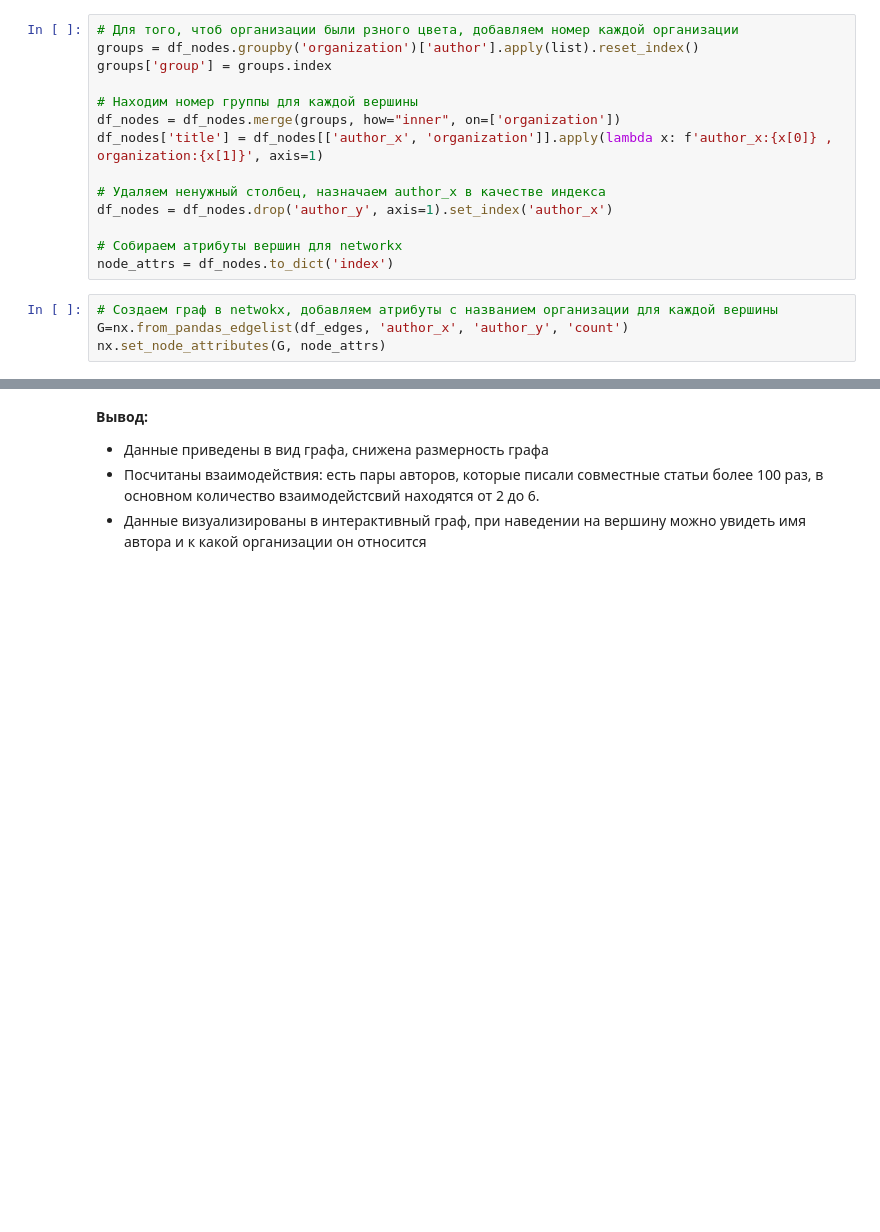
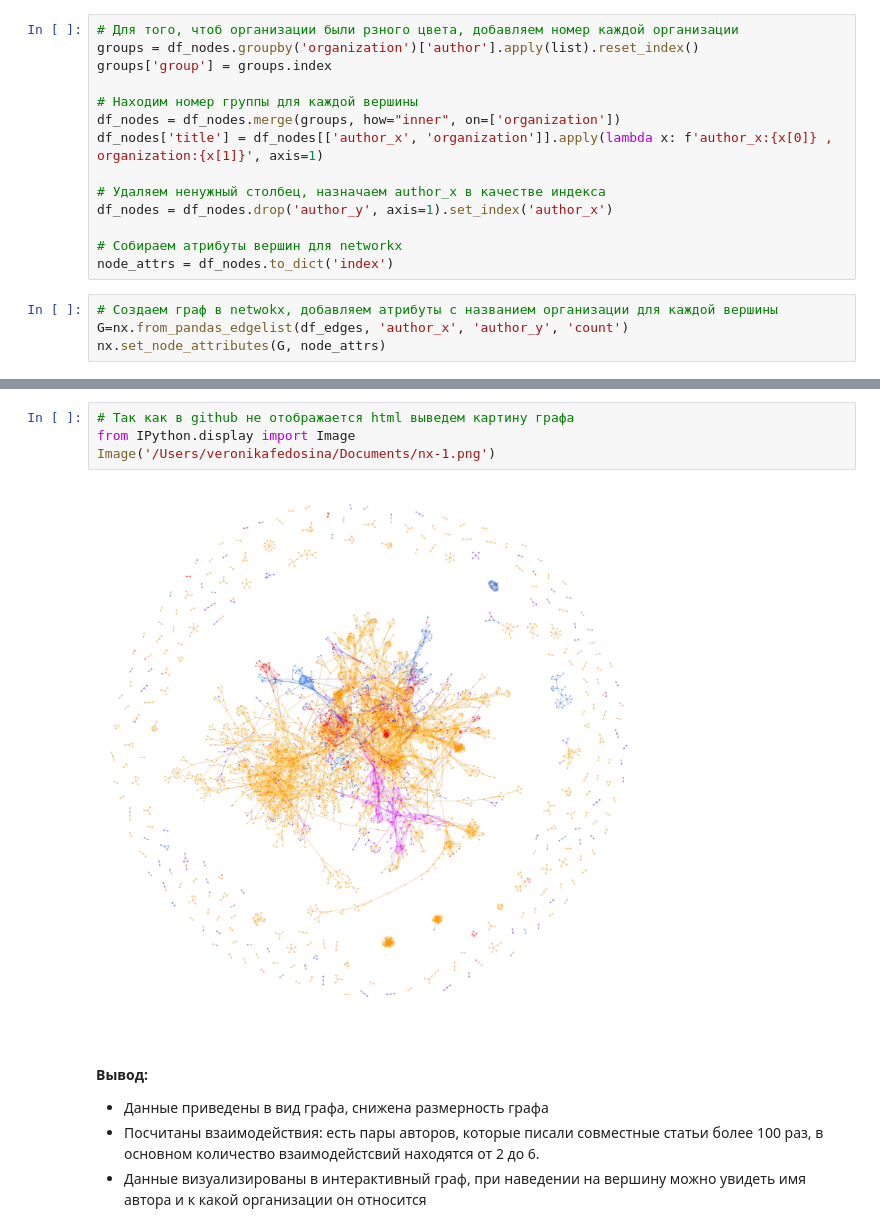
Before and after one commit to ffffveronika/Projects, a Jupyter notebook: chechnya_science/chechnya_science.ipynb, the cells around one changed output, grey strips where cells are left out. Cells and saved outputs as stored; diff of their text form; blank space fills up the shorter version.

```diff
--- a/chechnya_science/chechnya_science.ipynb
+++ b/chechnya_science/chechnya_science.ipynb
@@ -326,3 +323,9 @@ Local cdn resources have problems on chrome/safari when used in jupyter-notebook
+# %%
+# Так как в github не отображается html выведем картину графа
+from IPython.display import Image
+Image('/Users/veronikafedosina/Documents/nx-1.png')
+# %% [output]
+[figure, added]
 # %% [markdown]
 **Вывод:**
 
```
Also changed, not shown: parts of 1 cell of this notebook.
